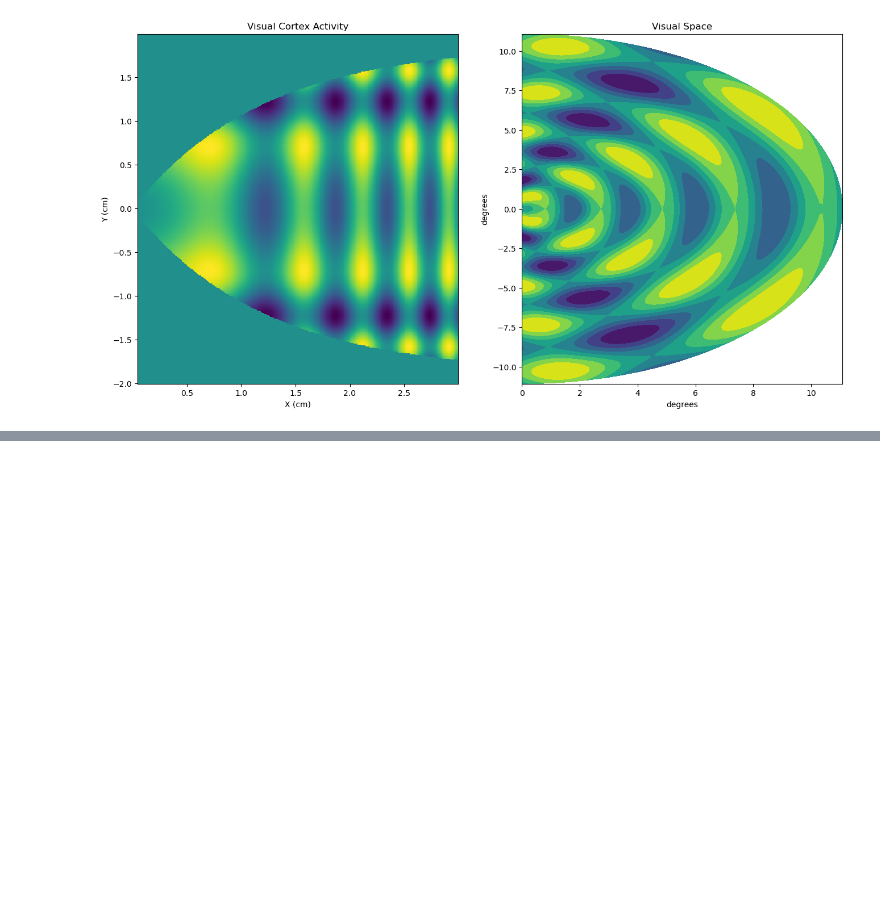
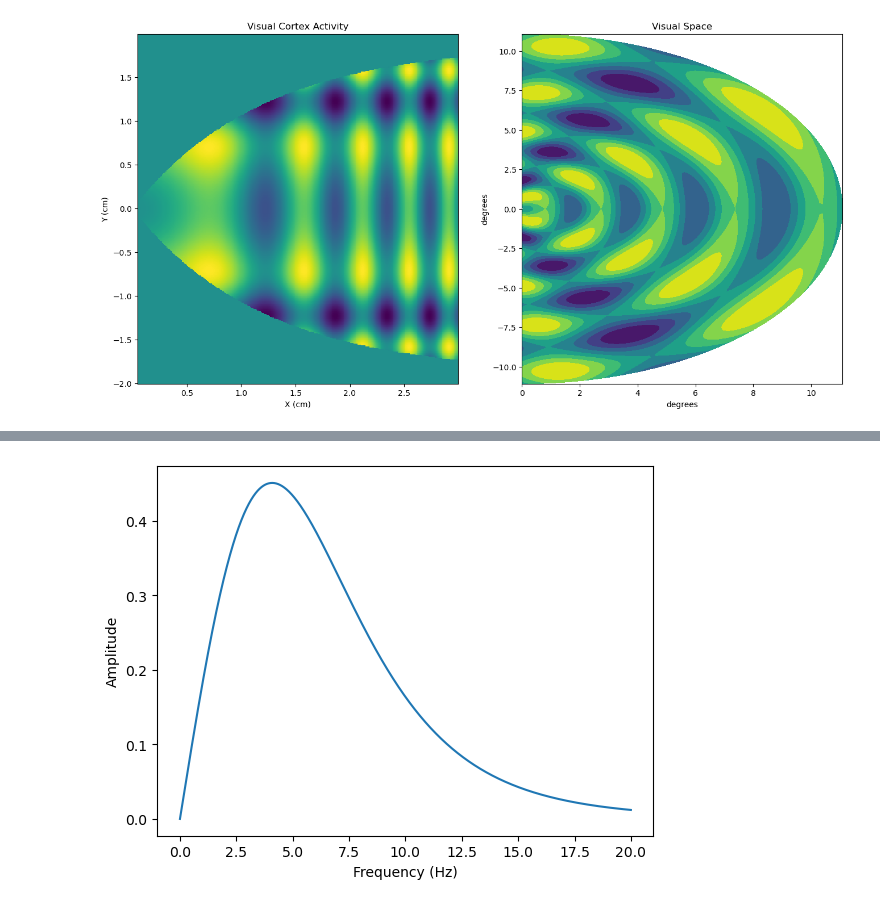
Before and after one commit to JKilgallen/theoretical_neuroscience, a Jupyter notebook: exercises/c2.ipynb, the cells around one changed output, grey strips where cells are left out. Cells and saved outputs as stored; diff of their text form; code cells hidden in the pictures; blank space fills up the shorter version.

```diff
--- a/exercises/c2.ipynb
+++ b/exercises/c2.ipynb
@@ -620,0 +671,10 @@ as required.
+# %%
+alpha = 1/0.015
+omegas = np.arange(0, 20*2*np.pi, 0.01)
+lt =  alpha**6*np.abs(omegas)*np.sqrt(omegas**2 + 4*alpha**2)/((omegas**2+alpha**2)**4)
+
+plt.plot(omegas/(2*np.pi), lt)
+plt.ylabel("Amplitude")
+plt.xlabel("Frequency (Hz)");
+# %% [output]
+[figure, added]
```
Also changed, not shown: parts of 10 cells of this notebook.
